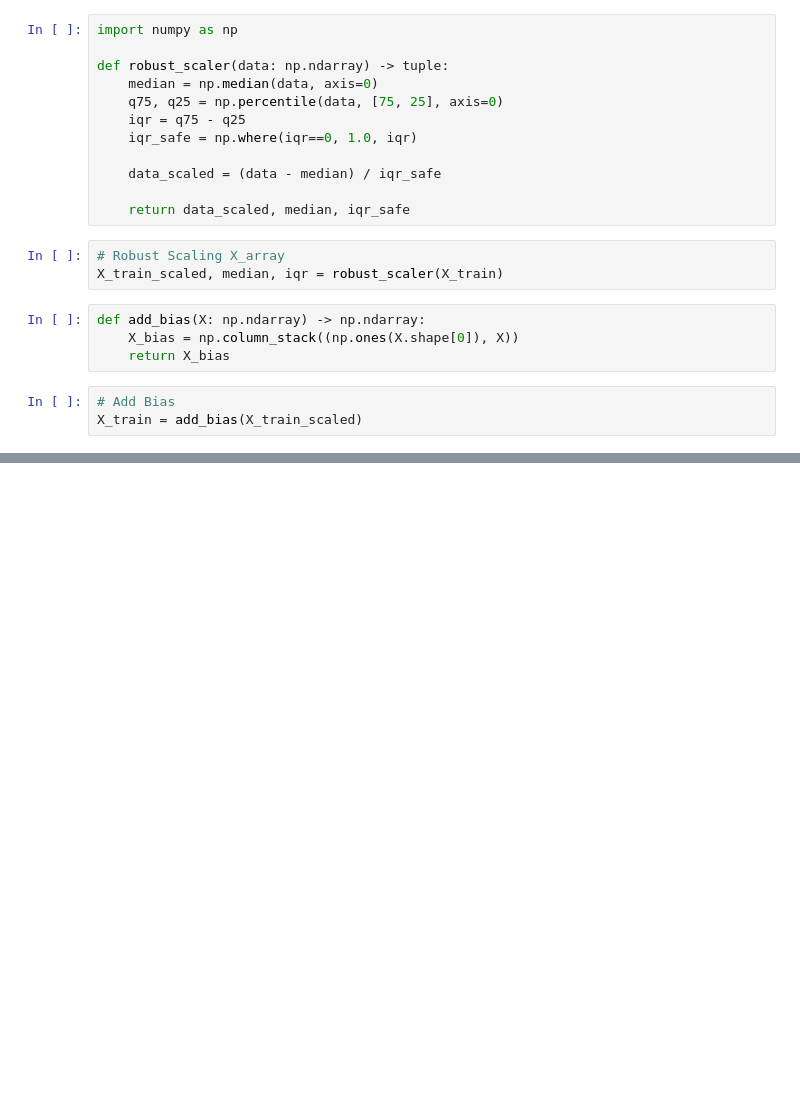
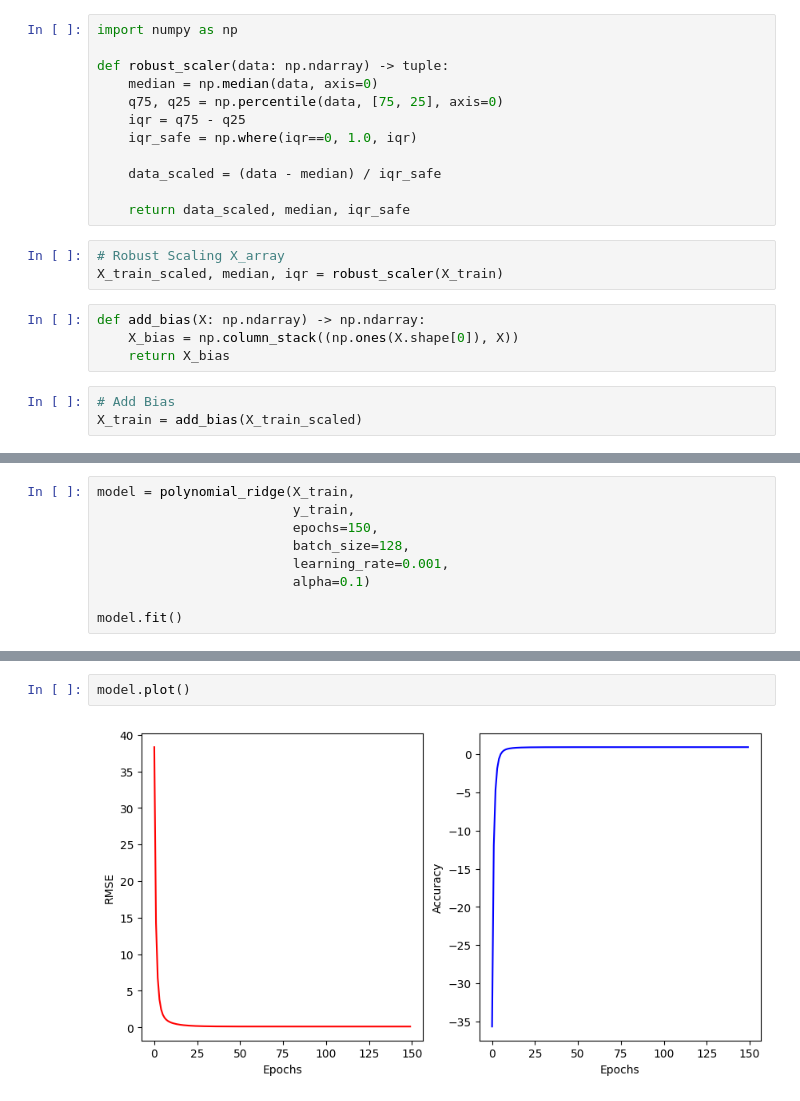
Before and after one commit to QuachGHuy/polynomial-ridge-regression-diamond-prices, a Jupyter notebook: notebook/experiment.ipynb, the cells around one changed output, grey strips where cells are left out. Cells and saved outputs as stored; diff of their text form; blank space fills up the shorter version.

Commit message:
exp: modeling

```diff
--- a/notebook/experiment.ipynb
+++ b/notebook/experiment.ipynb
@@ -406,0 +510,9 @@ X_train = add_bias(X_train_scaled)
+# %%
+model = polynomial_ridge(X_train,
+                         y_train,
+                         epochs=150,
+                         batch_size=128,
+                         learning_rate=0.001,
+                         alpha=0.1)
+
+model.fit()
@@ -406,0 +537,4 @@ X_train = add_bias(X_train_scaled)
+# %%
+model.plot()
+# %% [output]
+[figure, added]
```
Also changed, not shown: parts of 3 cells of this notebook.
